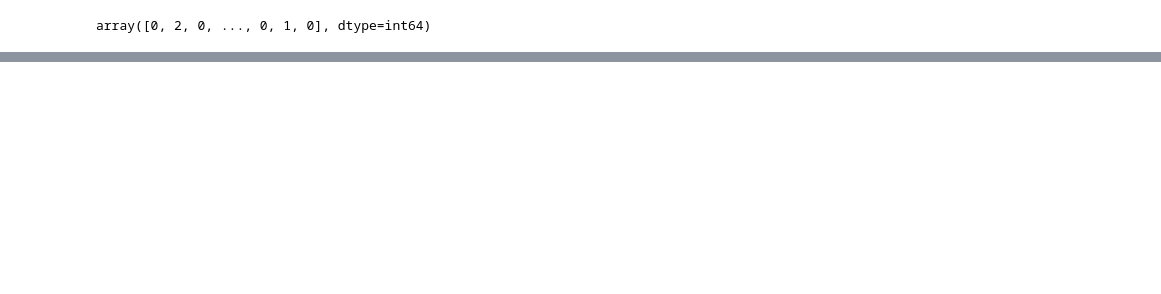
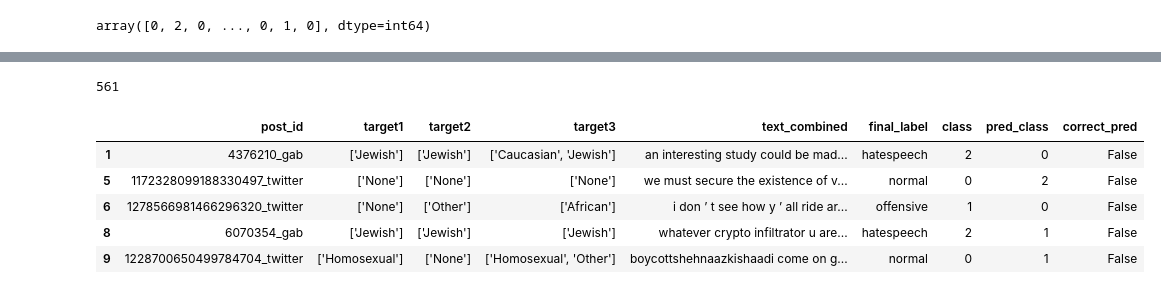
Before and after one commit to echan13/w266-project-Dera-Evan-Kieran, a Jupyter notebook: 2_DA_Accuracy_Experiments/Saved_Models/example_load_BERT_models.ipynb, the cells around one changed output, grey strips where cells are left out. Drawn from its saved outputs; the diff is of its cells as text; code cells hidden in the pictures; blank space fills up the shorter version.

```diff
--- a/2_DA_Accuracy_Experiments/Saved_Models/example_load_BERT_models.ipynb
+++ b/2_DA_Accuracy_Experiments/Saved_Models/example_load_BERT_models.ipynb
@@ -246,7 +246,7 @@ model = create_classification_model(bert_model, hidden_size = 5, train_layers =
 # model.load_weights('./EDA_base_uncased/original_data_base/original_data_base')
 
 # synonym replacement: sr 0.1
-model.load_weights('./EDA_base_uncased/EDA_sr_base/EDA_sr_base')
+# model.load_weights('./EDA_base_uncased/EDA_sr_base/EDA_sr_base')
 
 # # random insertion: ri 0.1
 # model.load_weights('./EDA_base_uncased/EDA_ri_base/EDA_ri_base')
@@ -262,6 +262,12 @@ model.load_weights('./EDA_base_uncased/EDA_sr_base/EDA_sr_base')
 
 # # all methods: all 0.5
 # model.load_weights('./EDA_base_uncased/EDA_all_5_base/EDA_all_5_base')
+
+# # contextual insertion
+# model.load_weights('./NLA_b_uncased_5aug/NLA_ins_base/NLA_ins_base')
+
+# contextual insertion
+model.load_weights('./NLA_b_uncased_5aug/NLA_sub_base/NLA_sub_base')
 # %% [output]
 <tensorflow.python.training.tracking.util.CheckpointLoadStatus at 0x...>
 # %%
@@ -318,0 +368,4 @@ roc_auc_score(y_test, y_preds, multi_class='ovo',average='weighted')
+# %%
+len(misclass_df)
+# %% [output]
+561
@@ -318,0 +374,9 @@ roc_auc_score(y_test, y_preds, multi_class='ovo',average='weighted')
+# %%
+misclass_df.head()
+# %% [output]
+|  | post_id | target1 | target2 | target3 | text_combined | final_label | class | pred_class | correct_pred |
+| 1 | 4376210_gab | ['Jewish'] | ['Jewish'] | ['Caucasian', 'Jewish'] | an interesting study could be mad... | hatespeech | 2 | 0 | False |
+| 5 | 1172328099188330497_twitter | ['None'] | ['None'] | ['None'] | we must secure the existence of v... | normal | 0 | 2 | False |
+| 6 | 1278566981466296320_twitter | ['None'] | ['Other'] | ['African'] | i don ’ t see how y ’ all ride ar... | offensive | 1 | 0 | False |
+| 8 | 6070354_gab | ['Jewish'] | ['Jewish'] | ['Jewish'] | whatever crypto infiltrator u are... | hatespeech | 2 | 1 | False |
+| 9 | 1228700650499784704_twitter | ['Homosexual'] | ['None'] | ['Homosexual', 'Other'] | boycottshehnaazkishaadi come on g... | normal | 0 | 1 | False |
```
Also changed, not shown: parts of 18 cells of this notebook, 2 other files.
